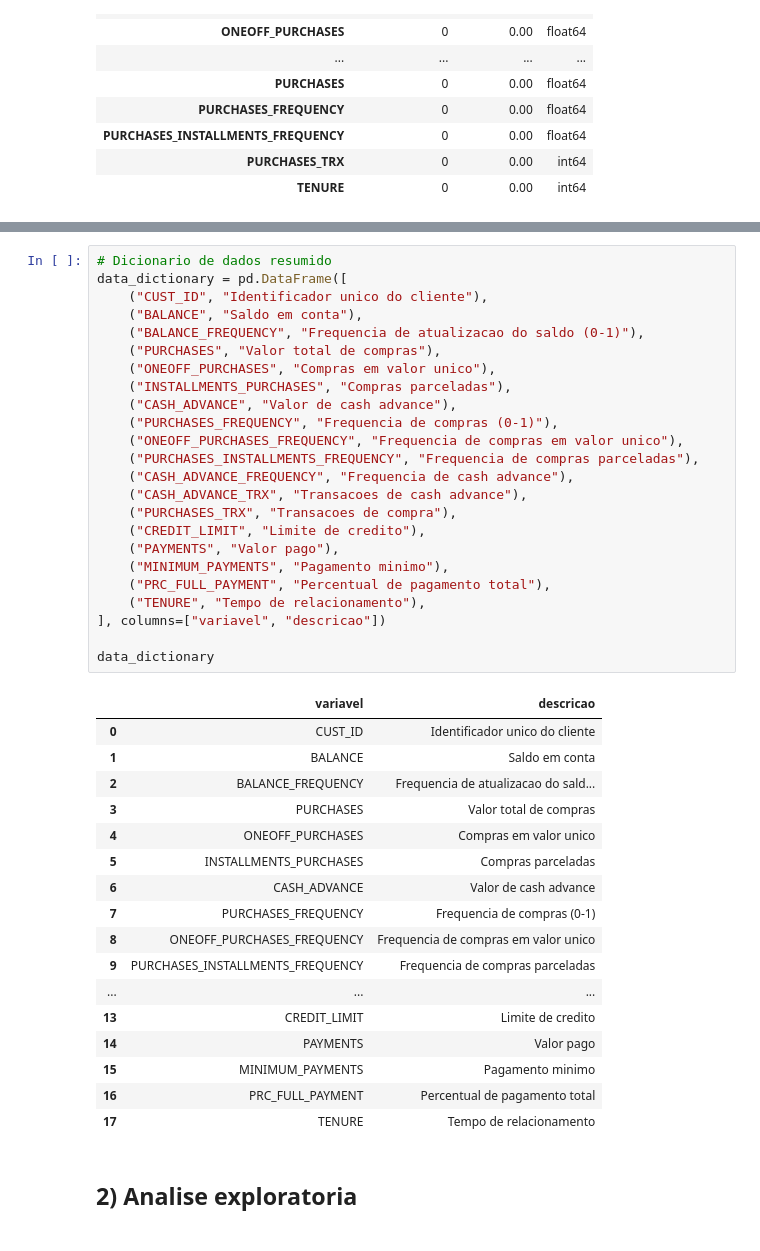
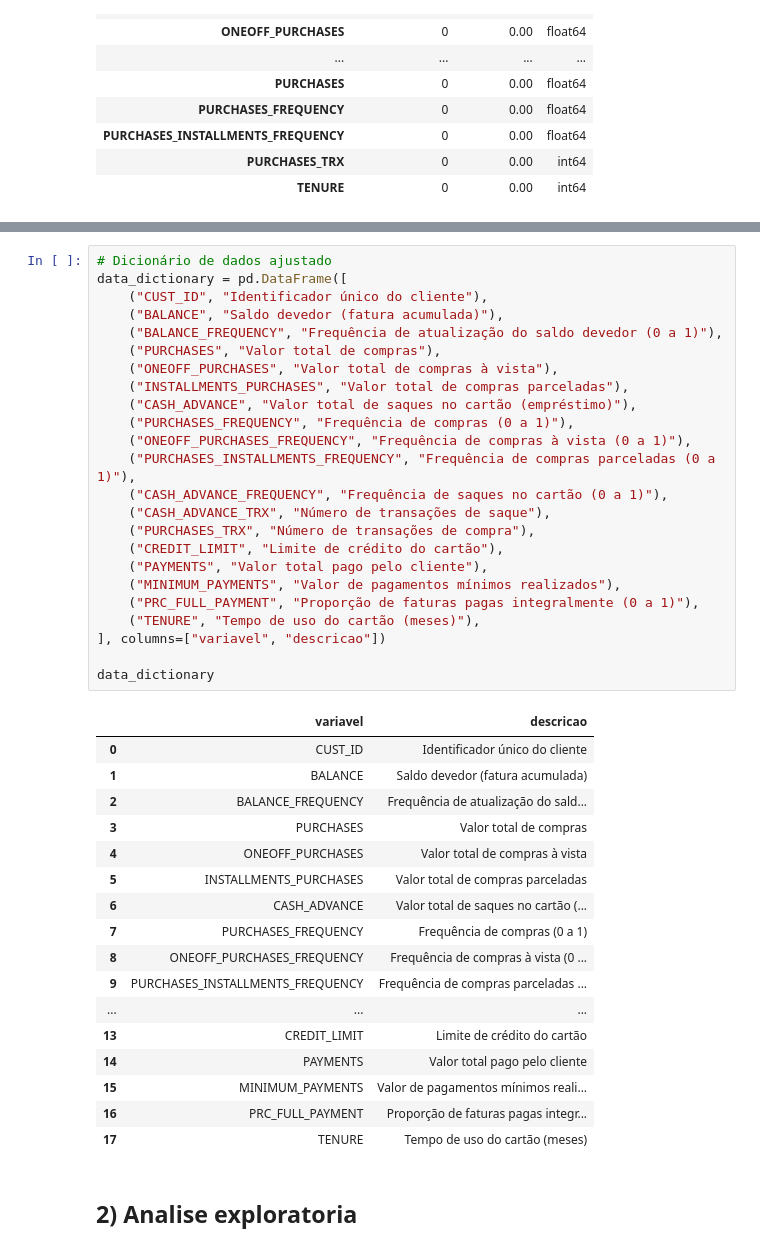
Before and after one commit to gligabo/PCD-1, a Jupyter notebook: src/Eixo-4/code.ipynb, the cells around one changed output, grey strips where cells are left out. Cells and saved outputs as stored; diff of their text form.

```diff
--- a/src/Eixo-4/code.ipynb
+++ b/src/Eixo-4/code.ipynb
@@ -131,47 +131,47 @@ df.describe().T
 | PRC_FULL_PAYMENT | 8950.0 | 0.153715 | 0.292499 | 0.000000 | 0.000000 | 0.000000 | 0.142857 | 1.00000 |
 | TENURE | 8950.0 | 11.517318 | 1.338331 | 6.000000 | 12.000000 | 12.000000 | 12.000000 | 12.00000 |
 # %%
-# Dicionario de dados resumido
+# Dicionário de dados ajustado
 data_dictionary = pd.DataFrame([
-    ("CUST_ID", "Identificador unico do cliente"),
-    ("BALANCE", "Saldo em conta"),
-    ("BALANCE_FREQUENCY", "Frequencia de atualizacao do saldo (0-1)"),
+    ("CUST_ID", "Identificador único do cliente"),
+    ("BALANCE", "Saldo devedor (fatura acumulada)"),
+    ("BALANCE_FREQUENCY", "Frequência de atualização do saldo devedor (0 a 1)"),
     ("PURCHASES", "Valor total de compras"),
-    ("ONEOFF_PURCHASES", "Compras em valor unico"),
-    ("INSTALLMENTS_PURCHASES", "Compras parceladas"),
-    ("CASH_ADVANCE", "Valor de cash advance"),
-    ("PURCHASES_FREQUENCY", "Frequencia de compras (0-1)"),
-    ("ONEOFF_PURCHASES_FREQUENCY", "Frequencia de compras em valor unico"),
-    ("PURCHASES_INSTALLMENTS_FREQUENCY", "Frequencia de compras parceladas"),
-    ("CASH_ADVANCE_FREQUENCY", "Frequencia de cash advance"),
-    ("CASH_ADVANCE_TRX", "Transacoes de cash advance"),
-    ("PURCHASES_TRX", "Transacoes de compra"),
-    ("CREDIT_LIMIT", "Limite de credito"),
-    ("PAYMENTS", "Valor pago"),
-    ("MINIMUM_PAYMENTS", "Pagamento minimo"),
-    ("PRC_FULL_PAYMENT", "Percentual de pagamento total"),
-    ("TENURE", "Tempo de relacionamento"),
+    ("ONEOFF_PURCHASES", "Valor total de compras à vista"),
+    ("INSTALLMENTS_PURCHASES", "Valor total de compras parceladas"),
+    ("CASH_ADVANCE", "Valor total de saques no cartão (empréstimo)"),
+    ("PURCHASES_FREQUENCY", "Frequência de compras (0 a 1)"),
+    ("ONEOFF_PURCHASES_FREQUENCY", "Frequência de compras à vista (0 a 1)"),
+    ("PURCHASES_INSTALLMENTS_FREQUENCY", "Frequência de compras parceladas (0 a 1)"),
+    ("CASH_ADVANCE_FREQUENCY", "Frequência de saques no cartão (0 a 1)"),
+    ("CASH_ADVANCE_TRX", "Número de transações de saque"),
+    ("PURCHASES_TRX", "Número de transações de compra"),
+    ("CREDIT_LIMIT", "Limite de crédito do cartão"),
+    ("PAYMENTS", "Valor total pago pelo cliente"),
+    ("MINIMUM_PAYMENTS", "Valor de pagamentos mínimos realizados"),
+    ("PRC_FULL_PAYMENT", "Proporção de faturas pagas integralmente (0 a 1)"),
+    ("TENURE", "Tempo de uso do cartão (meses)"),
 ], columns=["variavel", "descricao"])
 
 data_dictionary
 # %% [output]
 |  | variavel | descricao |
-| 0 | CUST_ID | Identificador unico do cliente |
-| 1 | BALANCE | Saldo em conta |
-| 2 | BALANCE_FREQUENCY | Frequencia de atualizacao do sald... |
+| 0 | CUST_ID | Identificador único do cliente |
+| 1 | BALANCE | Saldo devedor (fatura acumulada) |
+| 2 | BALANCE_FREQUENCY | Frequência de atualização do sald... |
 | 3 | PURCHASES | Valor total de compras |
-| 4 | ONEOFF_PURCHASES | Compras em valor unico |
-| 5 | INSTALLMENTS_PURCHASES | Compras parceladas |
-| 6 | CASH_ADVANCE | Valor de cash advance |
-| 7 | PURCHASES_FREQUENCY | Frequencia de compras (0-1) |
-| 8 | ONEOFF_PURCHASES_FREQUENCY | Frequencia de compras em valor unico |
-| 9 | PURCHASES_INSTALLMENTS_FREQUENCY | Frequencia de compras parceladas |
+| 4 | ONEOFF_PURCHASES | Valor total de compras à vista |
+| 5 | INSTALLMENTS_PURCHASES | Valor total de compras parceladas |
+| 6 | CASH_ADVANCE | Valor total de saques no cartão (... |
+| 7 | PURCHASES_FREQUENCY | Frequência de compras (0 a 1) |
+| 8 | ONEOFF_PURCHASES_FREQUENCY | Frequência de compras à vista (0 ... |
+| 9 | PURCHASES_INSTALLMENTS_FREQUENCY | Frequência de compras parceladas ... |
 | ... | ... | ... |
-| 13 | CREDIT_LIMIT | Limite de credito |
-| 14 | PAYMENTS | Valor pago |
-| 15 | MINIMUM_PAYMENTS | Pagamento minimo |
-| 16 | PRC_FULL_PAYMENT | Percentual de pagamento total |
-| 17 | TENURE | Tempo de relacionamento |
+| 13 | CREDIT_LIMIT | Limite de crédito do cartão |
+| 14 | PAYMENTS | Valor total pago pelo cliente |
+| 15 | MINIMUM_PAYMENTS | Valor de pagamentos mínimos reali... |
+| 16 | PRC_FULL_PAYMENT | Proporção de faturas pagas integr... |
+| 17 | TENURE | Tempo de uso do cartão (meses) |
 # %% [markdown]
 ## 2) Analise exploratoria
 # %% [markdown]
```
